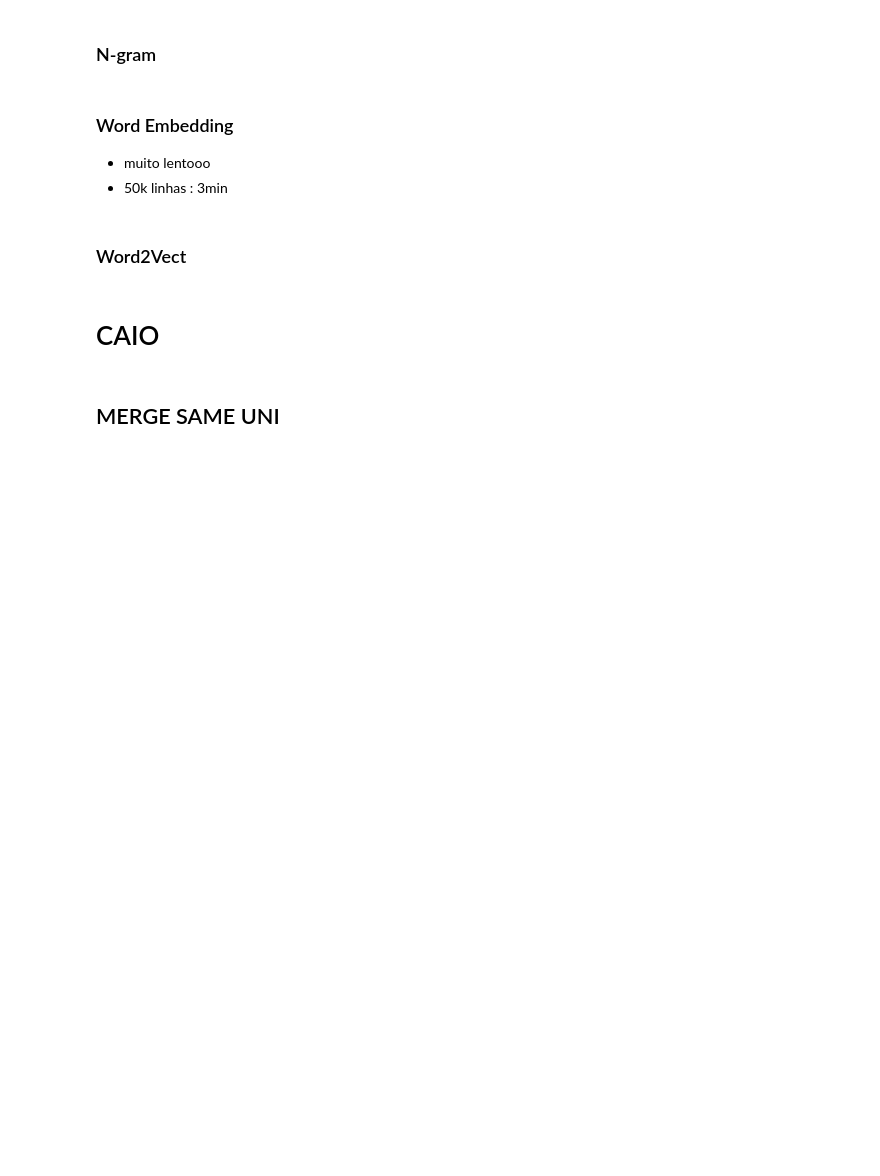
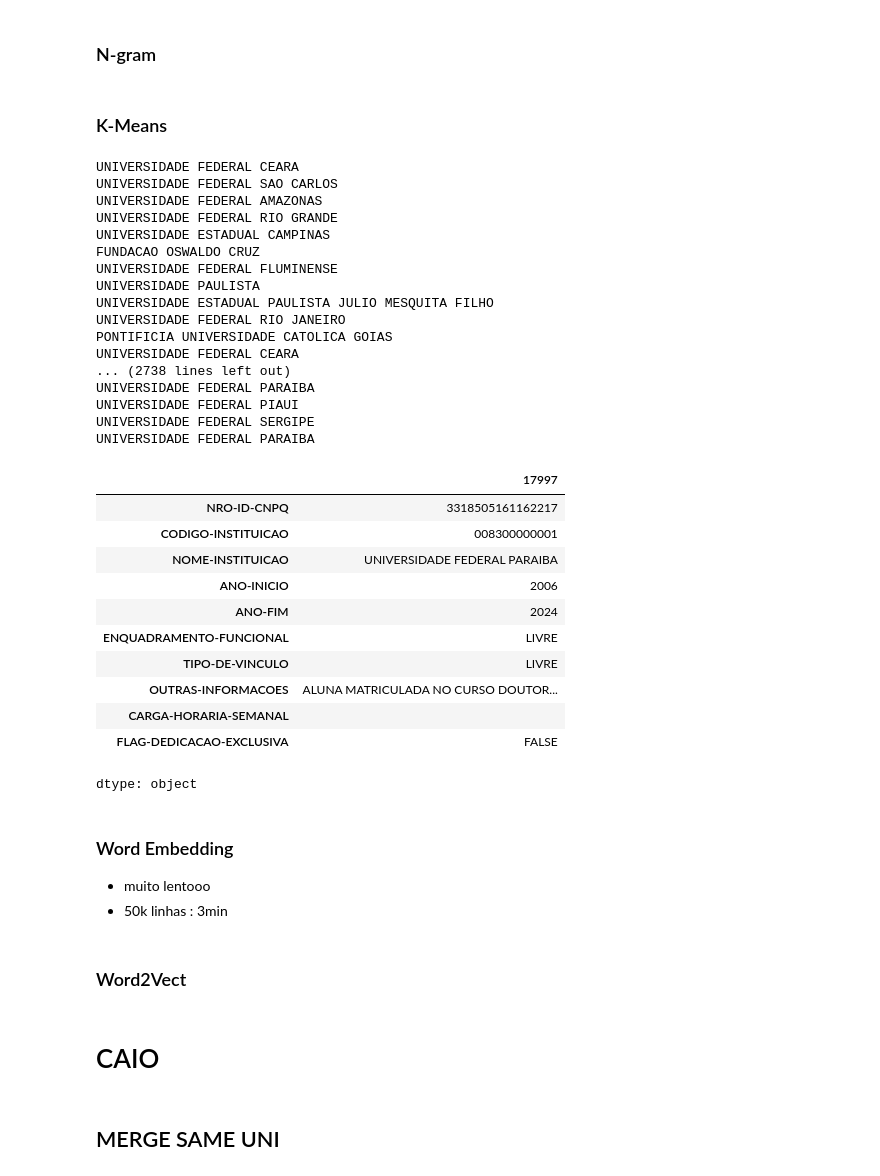
Before and after one commit to ysngwn/mqa, a Jupyter notebook: mqa_1.ipynb, the cells around one changed output. Drawn from its saved outputs; the diff is of its cells as text; code cells hidden in the pictures; blank space fills up the shorter version.

```diff
--- a/mqa_1.ipynb
+++ b/mqa_1.ipynb
@@ -189,6 +240,65 @@ df2['nome_corrigido_ngram'] = df2.apply(
 # %%
 pd.set_option('display.max_rows', 10)
 print(df2[['NOME-INSTITUICAO', 'nome_corrigido_ngram']].loc[df2['NOME-INSTITUICAO'] != df2['nome_corrigido_ngram']])
+# %% [markdown]
+### K-Means
+# %%
+# CAIO
+
+vectorizer = TfidfVectorizer().fit(df_uni_filtered['NOME_E_SIGLA'].values)
+tfidf_matrix_1 = vectorizer.transform(df_uni_filtered['NOME_E_SIGLA'].values)
+
+from sklearn.cluster import KMeans
+
+# Step 4: Perform clustering (K-means as an example)
+n_clusters = 2754  # Set your number of clusters
+kmeans = KMeans(n_clusters=n_clusters, random_state=42)
+kmeans.fit(tfidf_matrix_1)
+
+# Step 5: Get cluster labels and assign each document to a cluster
+cluster_labels = kmeans.labels_
+
+for i in range(n_clusters):
+    cluster_points = np.where(cluster_labels == i)[0]  # Get all points in cluster i
+    cluster_center = kmeans.cluster_centers_[i]  # Centroid of cluster i
+
+    # Find document closest to the centroid (most recurring)
+    closest_doc_idx = np.argmax(cosine_similarity(tfidf_matrix_1[cluster_points], [cluster_center]))
+    most_recurring_idx = cluster_points[closest_doc_idx]
+    original_row_index = df2_edu.index[most_recurring_idx]
+    most_recurring_document = df2_edu.loc[original_row_index]
+    print(most_recurring_document['NOME-INSTITUICAO'])
+most_recurring_document
+# %% [output]
+UNIVERSIDADE FEDERAL CEARA
+UNIVERSIDADE FEDERAL SAO CARLOS
+UNIVERSIDADE FEDERAL AMAZONAS
+UNIVERSIDADE FEDERAL RIO GRANDE
+UNIVERSIDADE ESTADUAL CAMPINAS
+FUNDACAO OSWALDO CRUZ
+UNIVERSIDADE FEDERAL FLUMINENSE
+UNIVERSIDADE PAULISTA
+UNIVERSIDADE ESTADUAL PAULISTA JULIO MESQUITA FILHO
+UNIVERSIDADE FEDERAL RIO JANEIRO
+PONTIFICIA UNIVERSIDADE CATOLICA GOIAS
+UNIVERSIDADE FEDERAL CEARA
+... (2738 lines left out)
+UNIVERSIDADE FEDERAL PARAIBA
+UNIVERSIDADE FEDERAL PIAUI
+UNIVERSIDADE FEDERAL SERGIPE
+UNIVERSIDADE FEDERAL PARAIBA
+|  | 17997 |
+| NRO-ID-CNPQ | 3318505161162217 |
+| CODIGO-INSTITUICAO | 008300000001 |
+| NOME-INSTITUICAO | UNIVERSIDADE FEDERAL PARAIBA |
+| ANO-INICIO | 2006 |
+| ANO-FIM | 2024 |
+| ENQUADRAMENTO-FUNCIONAL | LIVRE |
+| TIPO-DE-VINCULO | LIVRE |
+| OUTRAS-INFORMACOES | ALUNA MATRICULADA NO CURSO DOUTOR... |
+| CARGA-HORARIA-SEMANAL |  |
+| FLAG-DEDICACAO-EXCLUSIVA | FALSE |
+dtype: object
 # %% [markdown]
 ### Word Embedding
 - muito lentooo
```
Also changed, not shown: parts of 16 cells of this notebook.
